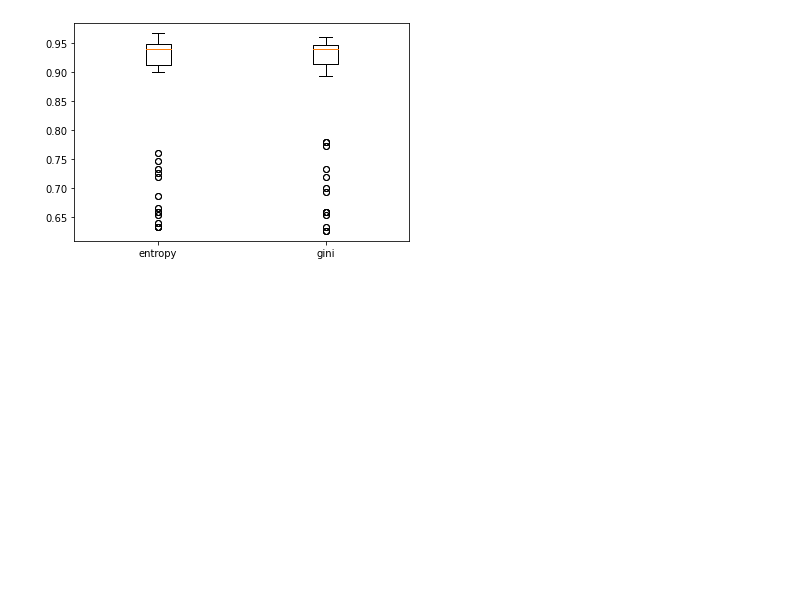
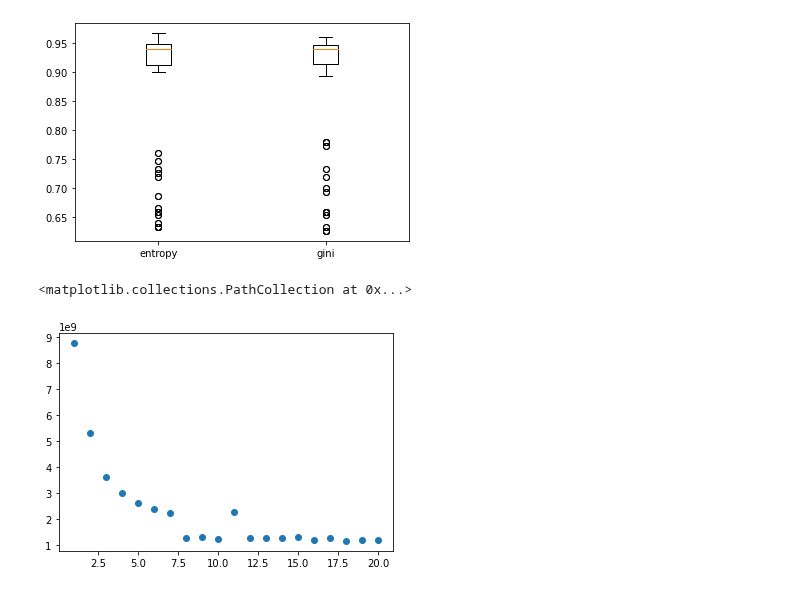
Before and after one commit to u-adrian/PSDA, a Jupyter notebook: 01_Exercise/Aufgabe_7.ipynb, the cells around one changed output. Cells and saved outputs as stored; diff of their text form; code cells hidden in the pictures; blank space fills up the shorter version.

Commit message:
added a plot to show the time needed for hyperparamsearch depending on cpu cores

```diff
--- a/01_Exercise/Aufgabe_7.ipynb
+++ b/01_Exercise/Aufgabe_7.ipynb
@@ -39,3 +47,19 @@ GridSearchCV(cv=StratifiedKFold(n_splits=5, random_state=1, shuffle=True),
                          'max_depth': [1, 2, 4, 8, 16, 32],
                          'max_features': ['sqrt', 'log2'],
                          'n_estimators': [1, 2, 4, 8, 16, 32]})
+# %%
+import time
+
+
+cpus = [1,2,3,4,5,6,7,8,9,10,11,12,13,14,15,16,17,18,19,20]
+deltas = []
+for cpu in cpus:
+    start = time.time_ns()
+    gscv = GridSearchCV(estimator=forest, param_grid=parameters, n_jobs=cpu, cv=stratKFold)
+    gscv.fit(X, y)
+    end = time.time_ns()
+    delta = end-start
+    deltas.append(delta)
+    print(delta)
+
+print(deltas)
@@ -80,3 +122,8 @@ max_features
 [figure]
 criterion
 [figure]
+# %%
+plt.scatter(cpus,y=deltas)
+# %% [output]
+<matplotlib.collections.PathCollection at 0x...>
+[figure, added]
```
Also changed, not shown: parts of 3 cells of this notebook.
